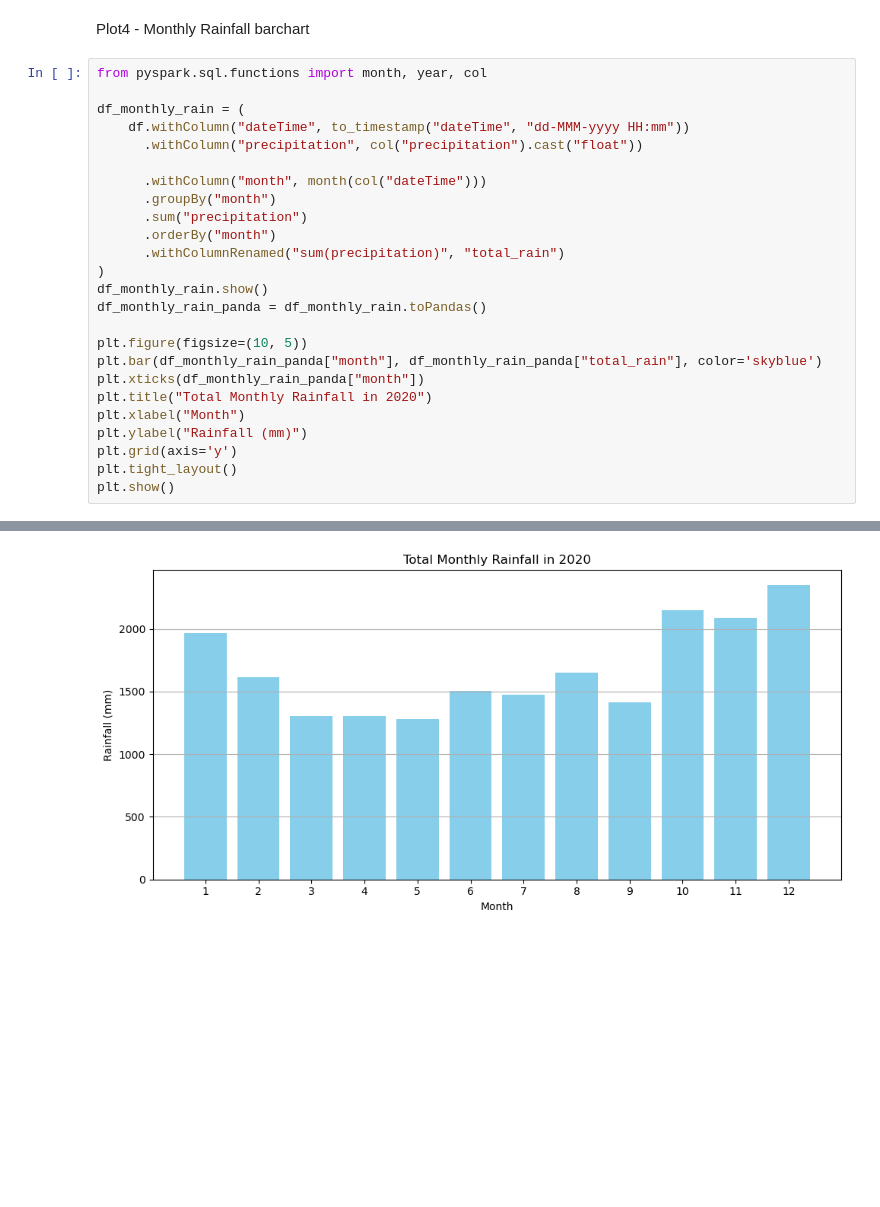
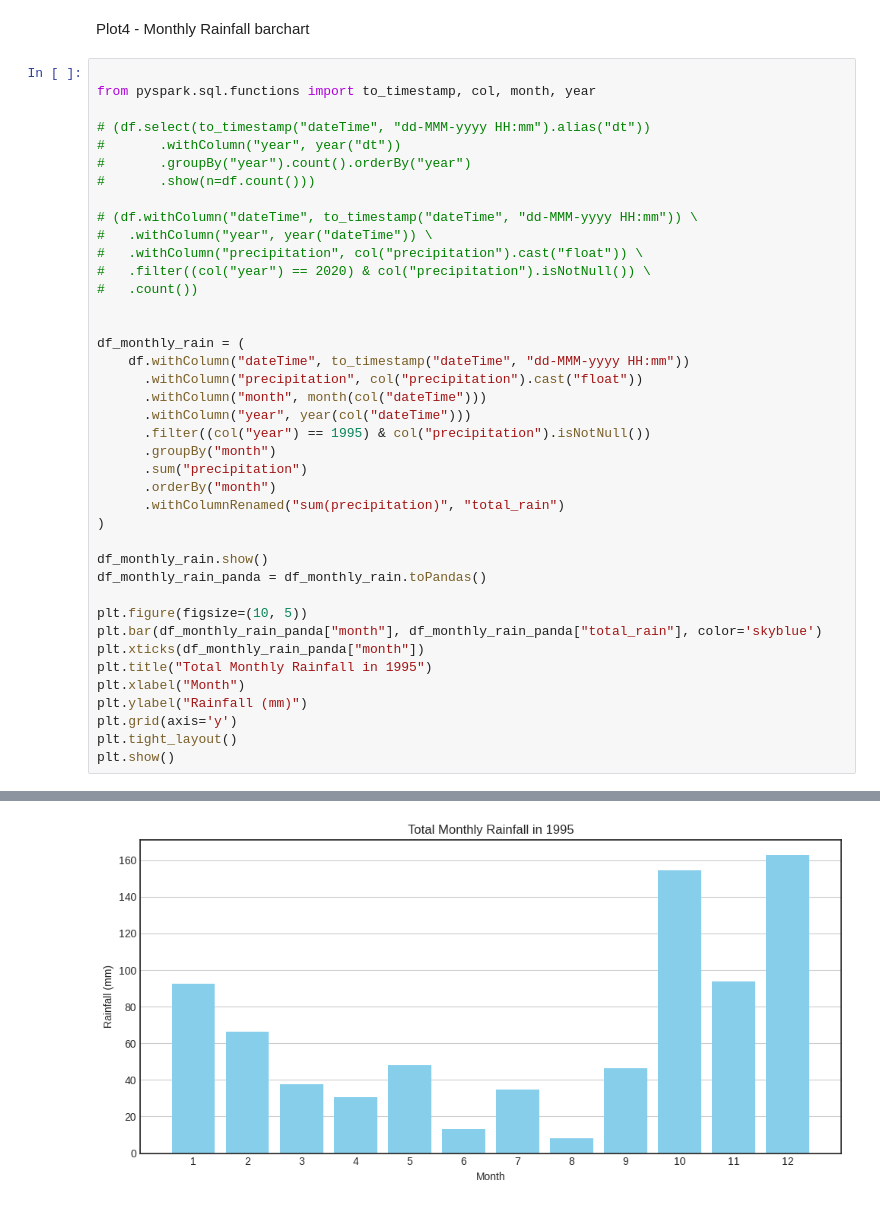
Before and after one commit to Xiru1024/BigDataExercise, a Jupyter notebook: report1/plots.ipynb, the cells around one changed output, grey strips where cells are left out. Drawn from its saved outputs; the diff is of its cells as text; blank space fills up the shorter version.

```diff
--- a/report1/plots.ipynb
+++ b/report1/plots.ipynb
@@ -90,25 +90,40 @@ plt.show()
 # %% [markdown]
 Plot4 - Monthly Rainfall barchart
 # %%
-from pyspark.sql.functions import month, year, col
+
+from pyspark.sql.functions import to_timestamp, col, month, year
+
+# (df.select(to_timestamp("dateTime", "dd-MMM-yyyy HH:mm").alias("dt"))
+#       .withColumn("year", year("dt"))
+#       .groupBy("year").count().orderBy("year")
+#       .show(n=df.count()))
+
+# (df.withColumn("dateTime", to_timestamp("dateTime", "dd-MMM-yyyy HH:mm")) \
+#   .withColumn("year", year("dateTime")) \
+#   .withColumn("precipitation", col("precipitation").cast("float")) \
+#   .filter((col("year") == 2020) & col("precipitation").isNotNull()) \
+#   .count())
+
 
 df_monthly_rain = (
     df.withColumn("dateTime", to_timestamp("dateTime", "dd-MMM-yyyy HH:mm"))
       .withColumn("precipitation", col("precipitation").cast("float"))
-
       .withColumn("month", month(col("dateTime")))
+      .withColumn("year", year(col("dateTime")))
+      .filter((col("year") == 1995) & col("precipitation").isNotNull())
       .groupBy("month")
       .sum("precipitation")
       .orderBy("month")
       .withColumnRenamed("sum(precipitation)", "total_rain")
 )
+
 df_monthly_rain.show()
 df_monthly_rain_panda = df_monthly_rain.toPandas()
 
 plt.figure(figsize=(10, 5))
 plt.bar(df_monthly_rain_panda["month"], df_monthly_rain_panda["total_rain"], color='skyblue')
 plt.xticks(df_monthly_rain_panda["month"])
-plt.title("Total Monthly Rainfall in 2020")
+plt.title("Total Monthly Rainfall in 1995")
 plt.xlabel("Month")
 plt.ylabel("Rainfall (mm)")
 plt.grid(axis='y')
@@ -133,2 +148,2 @@ plt.show()
 +-----+------------------+
-[figure, old version]
+[figure, new version]
```
Also changed, not shown: parts of 3 cells of this notebook.
